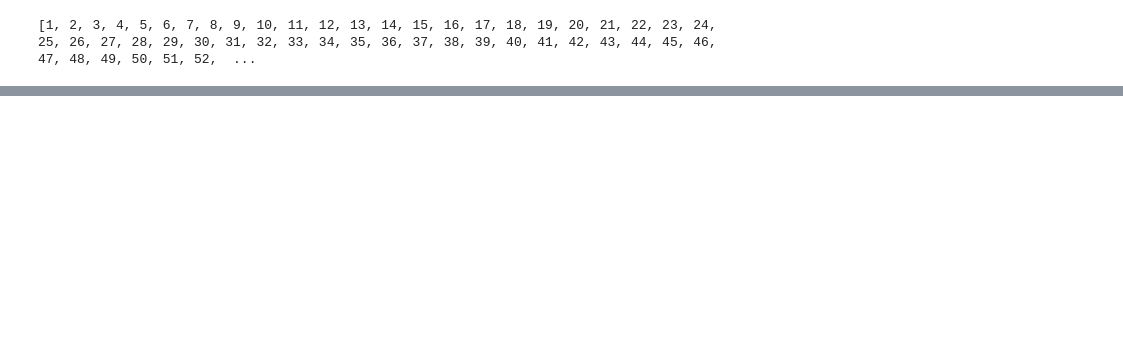
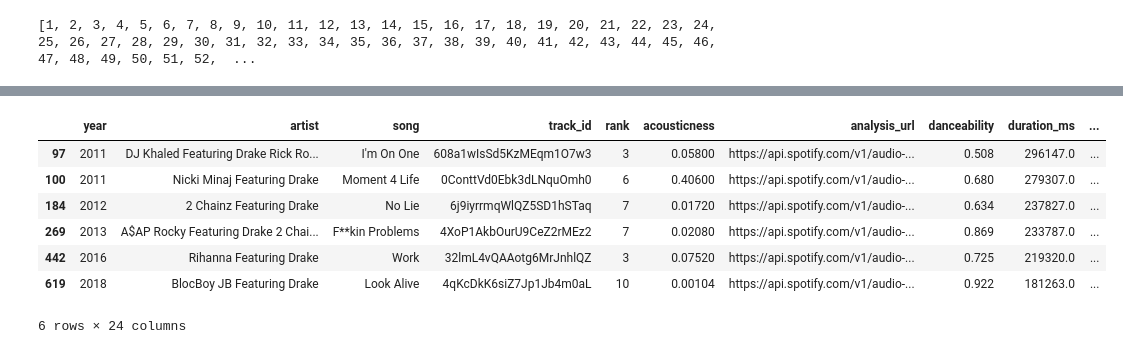
Before and after one commit to ralfsantacruz/edm-analytics-project, a Jupyter notebook: hip-hop_analysis.ipynb, the cells around one changed output, grey strips where cells are left out. Drawn from its saved outputs; the diff is of its cells as text; code cells hidden in the pictures; blank space fills up the shorter version.

```diff
--- a/hip-hop_analysis.ipynb
+++ b/hip-hop_analysis.ipynb
@@ -284,0 +284,12 @@ print(make_string("Drake",2013))
+# %%
+# Gets all occurrences of a Drake feature on a song. the .* is to account for any spaces in between in the regular expression.
+feat = "Featuring.*Drake"
+drake_features= []
+for artist in df['artist']:
+    match = re.search(feat,artist)
+
+    if match:
+        print(match.string)
+        drake_features.append(match.string)
+    else:
+        pass
@@ -284,0 +314,14 @@ print(make_string("Drake",2013))
+# %%
+df[
+    (df['artist'].isin(drake_features)) &
+    (df['rank']<=10)
+]
+# %% [output]
+|  | year | artist | song | track_id | rank | acousticness | analysis_url | danceability | duration_ms | ... |
+| 97 | 2011 | DJ Khaled Featuring Drake Rick Ro... | I'm On One | 608a1wIsSd5KzMEqm1O7w3 | 3 | 0.05800 | https://api.spotify.com/v1/audio-... | 0.508 | 296147.0 | ... |
+| 100 | 2011 | Nicki Minaj Featuring Drake | Moment 4 Life | 0ConttVd0Ebk3dLNquOmh0 | 6 | 0.40600 | https://api.spotify.com/v1/audio-... | 0.680 | 279307.0 | ... |
+| 184 | 2012 | 2 Chainz Featuring Drake | No Lie | 6j9iyrrmqWlQZ5SD1hSTaq | 7 | 0.01720 | https://api.spotify.com/v1/audio-... | 0.634 | 237827.0 | ... |
+| 269 | 2013 | A$AP Rocky Featuring Drake 2 Chai... | F**kin Problems | 4XoP1AkbOurU9CeZ2rMEz2 | 7 | 0.02080 | https://api.spotify.com/v1/audio-... | 0.869 | 233787.0 | ... |
+| 442 | 2016 | Rihanna Featuring Drake | Work | 32lmL4vQAAotg6MrJnhlQZ | 3 | 0.07520 | https://api.spotify.com/v1/audio-... | 0.725 | 219320.0 | ... |
+| 619 | 2018 | BlocBoy JB Featuring Drake | Look Alive | 4qKcDkK6siZ7Jp1Jb4m0aL | 10 | 0.00104 | https://api.spotify.com/v1/audio-... | 0.922 | 181263.0 | ... |
+6 rows × 24 columns
```
Also changed, not shown: parts of 13 cells of this notebook, 16 other files.
